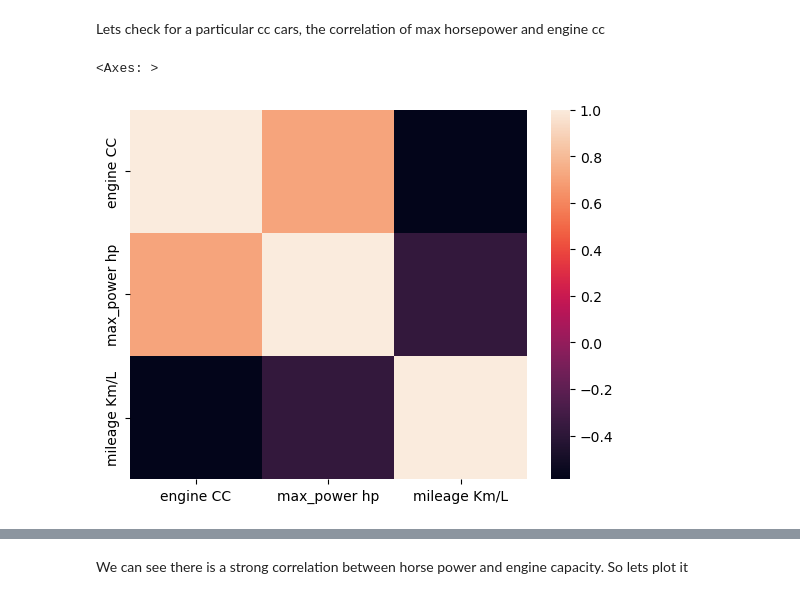
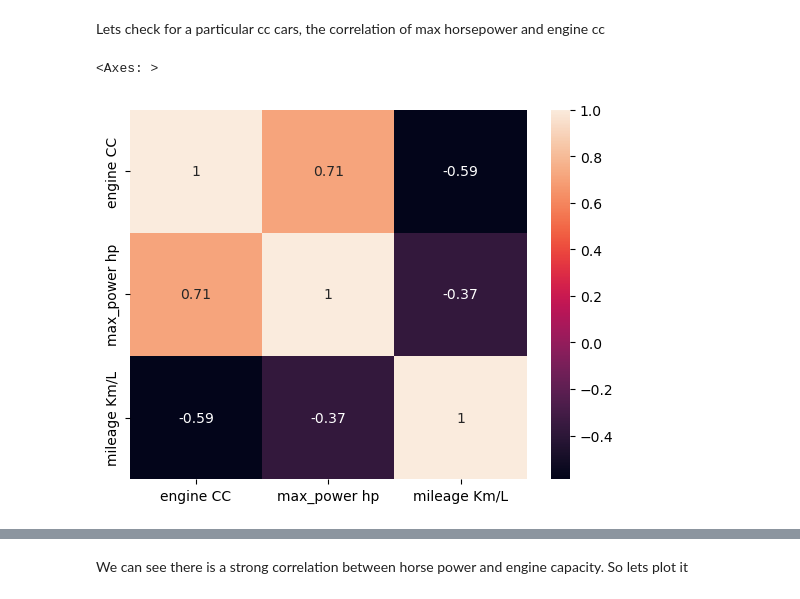
Before and after one commit to umais2005/Vehicle-Analysis, a Jupyter notebook: Vehicle EDA.ipynb, the cells around one changed output, grey strips where cells are left out. Cells and saved outputs as stored; diff of their text form; code cells hidden in the pictures.

```diff
--- a/Vehicle EDA.ipynb
+++ b/Vehicle EDA.ipynb
@@ -145,10 +145,10 @@ sns.histplot(data=data, x='engine CC');
 # %% [markdown]
 Lets check for a particular cc cars, the correlation of max horsepower and engine cc
 # %%
-sns.heatmap(data[['engine CC','max_power hp','mileage Km/L']].corr())
+sns.heatmap(data[['engine CC','max_power hp','mileage Km/L']].corr(), annot=True)
 # %% [output]
 <Axes: >
-[figure, old version]
+[figure, new version]
 # %%
 data[data['max_power hp'] > 350]
 # %% [output]
```
Also changed, not shown: parts of 11 cells of this notebook.
